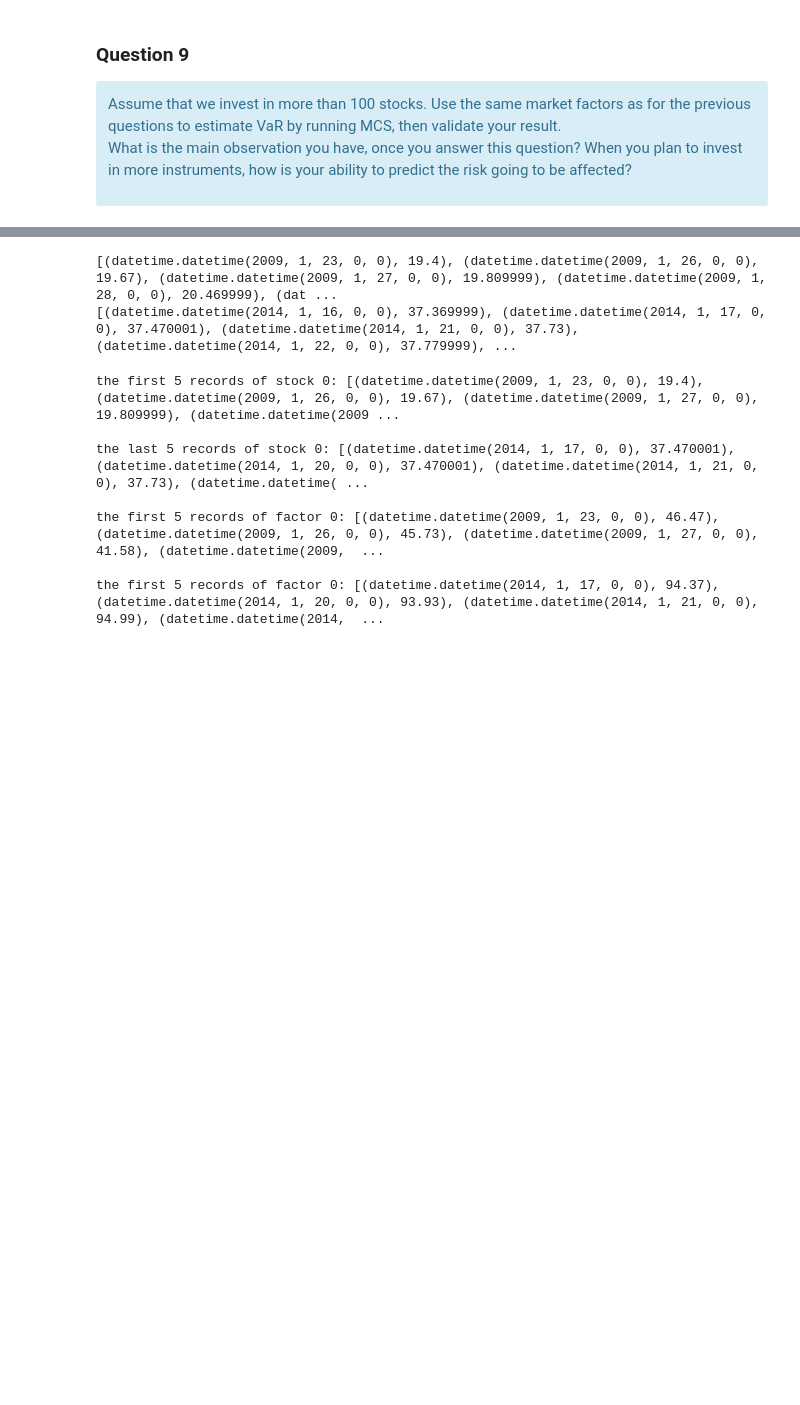
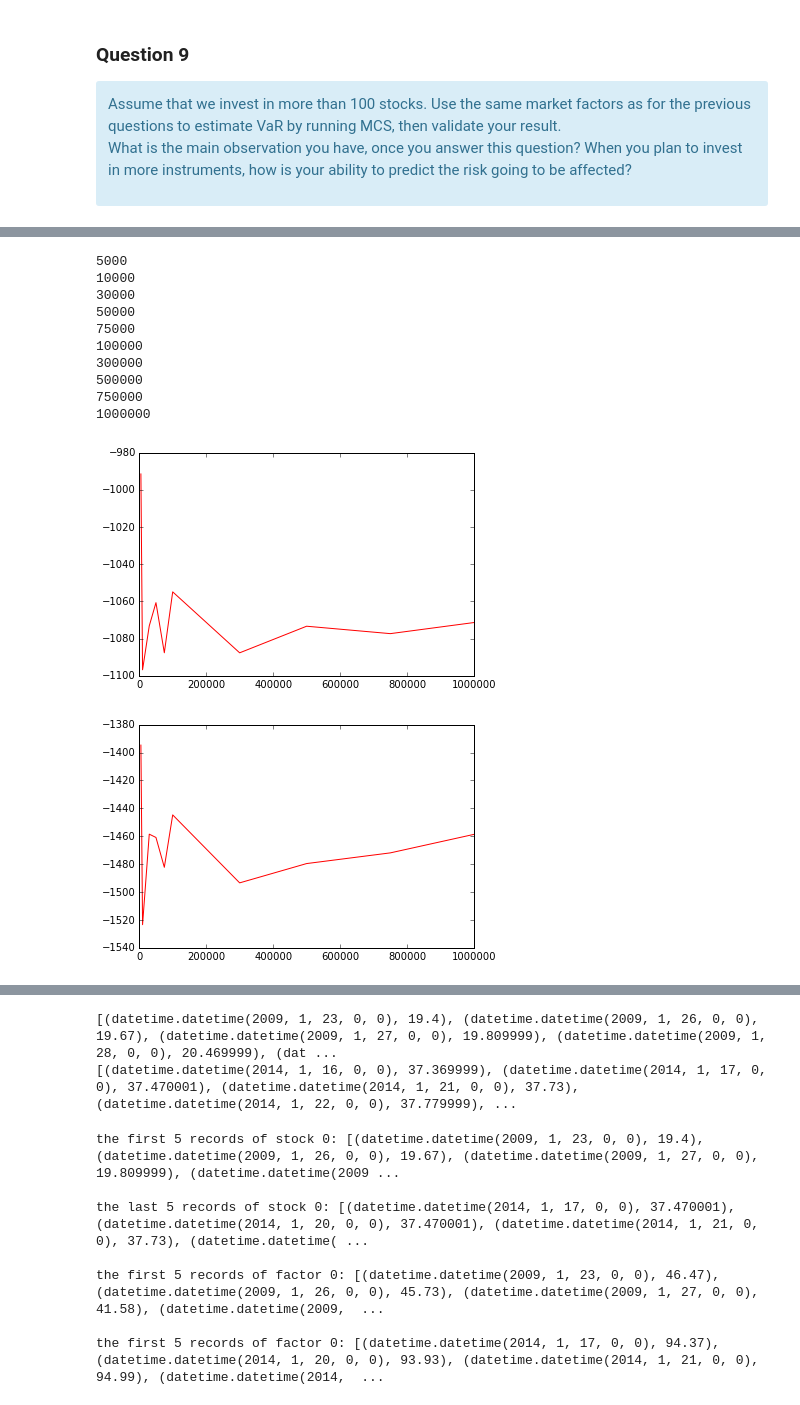
Before and after one commit to sjerbi/Algorithmic-Machine-Learning, a Jupyter notebook: [Lecture 7+8] Estimating Financial Risk through Monte Carlo Simulation.ipynb, the cells around one changed output, grey strips where cells are left out. Drawn from its saved outputs; the diff is of its cells as text; code cells hidden in the pictures; blank space fills up the shorter version.

```diff
--- a/[Lecture 7+8] Estimating Financial Risk through Monte Carlo Simulation.ipynb
+++ b/[Lecture 7+8] Estimating Financial Risk through Monte Carlo Simulation.ipynb
@@ -1191,0 +1379,38 @@ What is the main observation you have, once you answer this question? When you p
+# %%
+#test for the portfolio size of 1000
+valuesAtRisk=[]
+conditionalValuesAtRisk=[]
+
+numsTrials = [5000,10000,30000,50000,75000,100000,300000,500000,750000,1000000]
+for numTrials in numsTrials:
+    trials = seedRDD.flatMap(lambda idx: \
+                simulateTrialReturns(
+                    max(int(numTrials/parallelism), 1),
+                    factorMeans, factorCov,
+                    bFactorWeights.value, 1
+                ))
+    trials.cache()
+    valueAtRisk = fivePercentVaR(trials)
+    conditionalValueAtRisk = fivePercentCVaR(trials)
+    valuesAtRisk+=[valueAtRisk]
+    conditionalValuesAtRisk+=[conditionalValueAtRisk]
+    #print("VaR for numTrials = %f: %f",numTrials,valueAtRisk)
+    #print("cVaR for numTrials = %f: %f",numTrials,conditionalValueAtRisk)
+    print(numTrials)
+plt.plot(numsTrials, valuesAtRisk, 'r')
+plt.show()
+plt.plot(numsTrials, conditionalValuesAtRisk, 'r')
+plt.show()
+# %% [output]
+5000
+10000
+30000
+50000
+75000
+100000
+300000
+500000
+750000
+1000000
+[figure, added]
+[figure, added]
```
Also changed, not shown: parts of 123 cells of this notebook, 1 other file.
